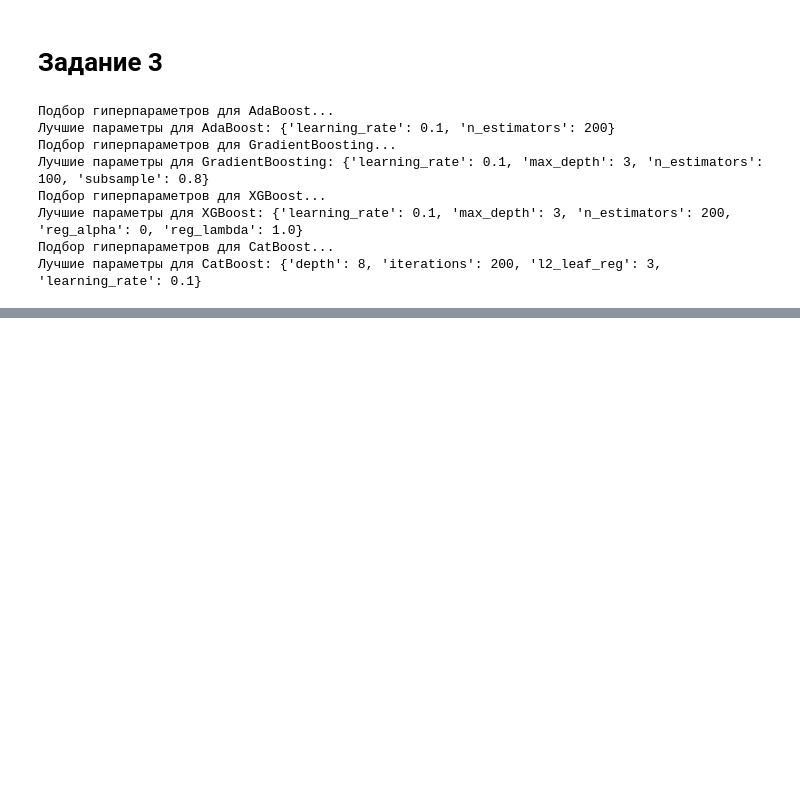
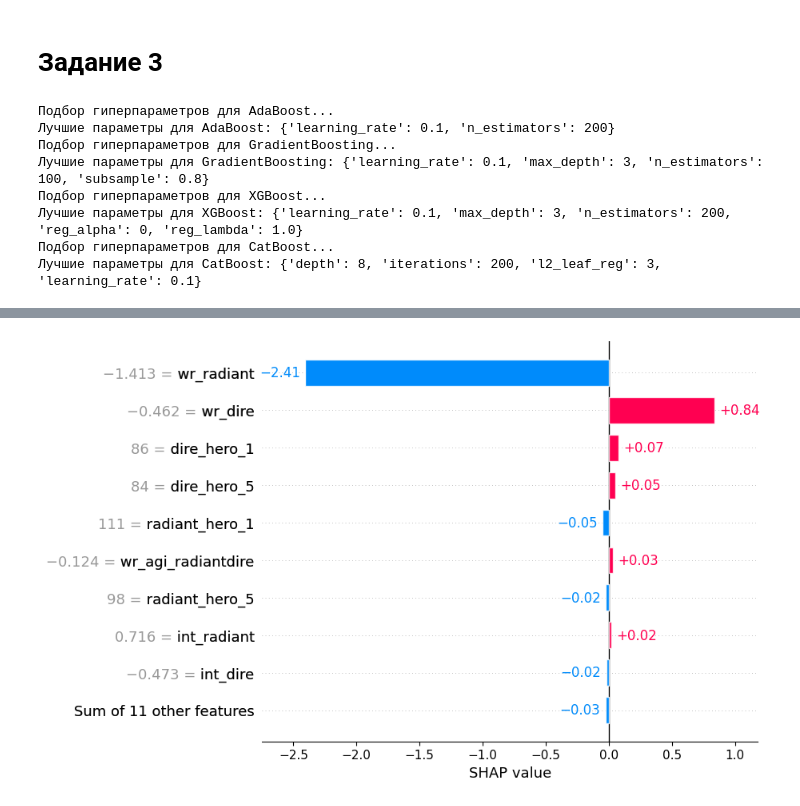
Before and after one commit to ZotRoma/AIT-2025, a Jupyter notebook: lab6/6132_ЗотовРА_lab_6_Градиентный_бустинг.ipynb, the cells around one changed output, grey strips where cells are left out. Drawn from its saved outputs; the diff is of its cells as text; code cells hidden in the pictures; blank space fills up the shorter version.

```diff
--- a/lab6/6132_ЗотовРА_lab_6_Градиентный_бустинг.ipynb
+++ b/lab6/6132_ЗотовРА_lab_6_Градиентный_бустинг.ipynb
@@ -337,0 +410,6 @@ catboost_raw.fit(X_train_raw, y_train_raw, early_stopping_rounds=10, eval_set=(y
+# %%
+plt.figure()
+shap.plots.bar(shap_values[0])
+plt.show()
+# %% [output]
+[figure, added]
```
Also changed, not shown: parts of 21 cells of this notebook.
